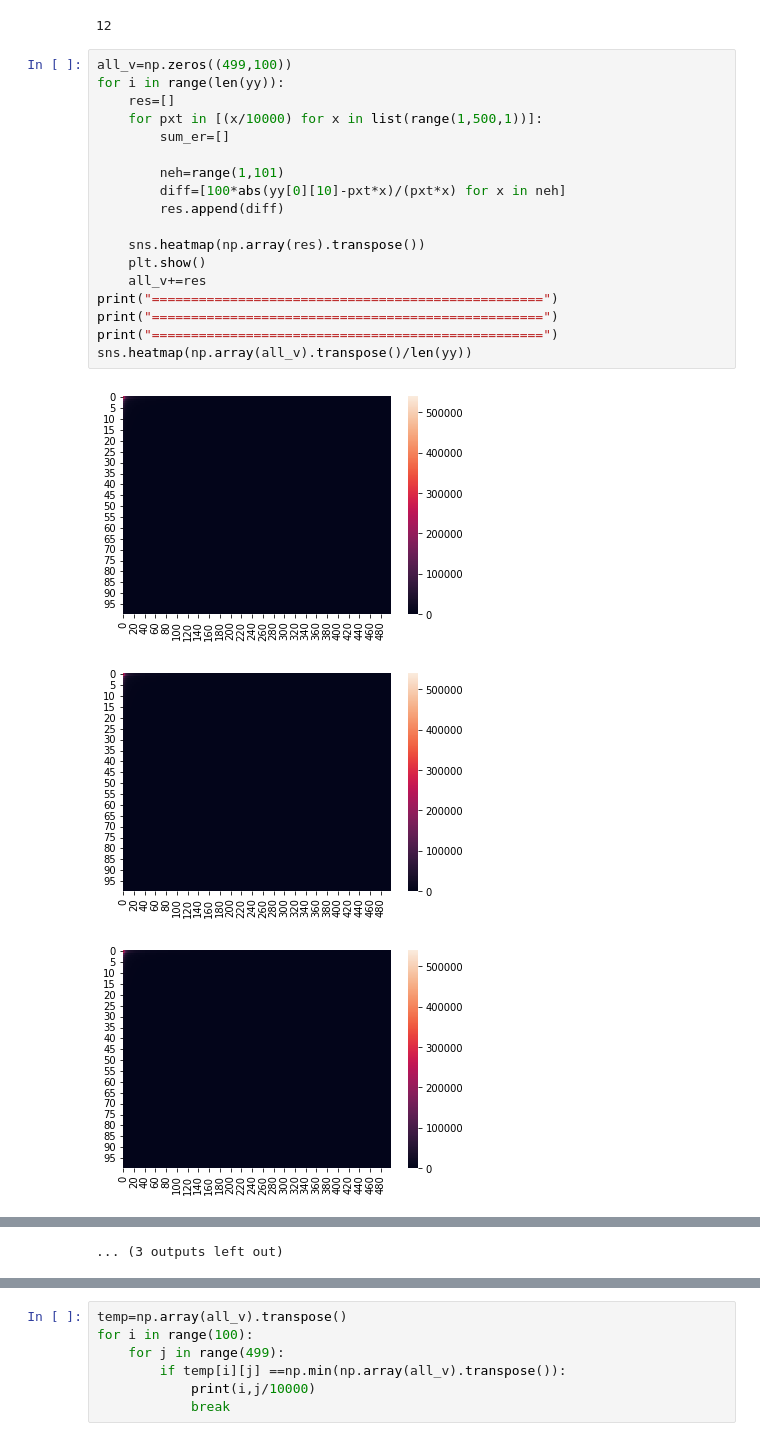
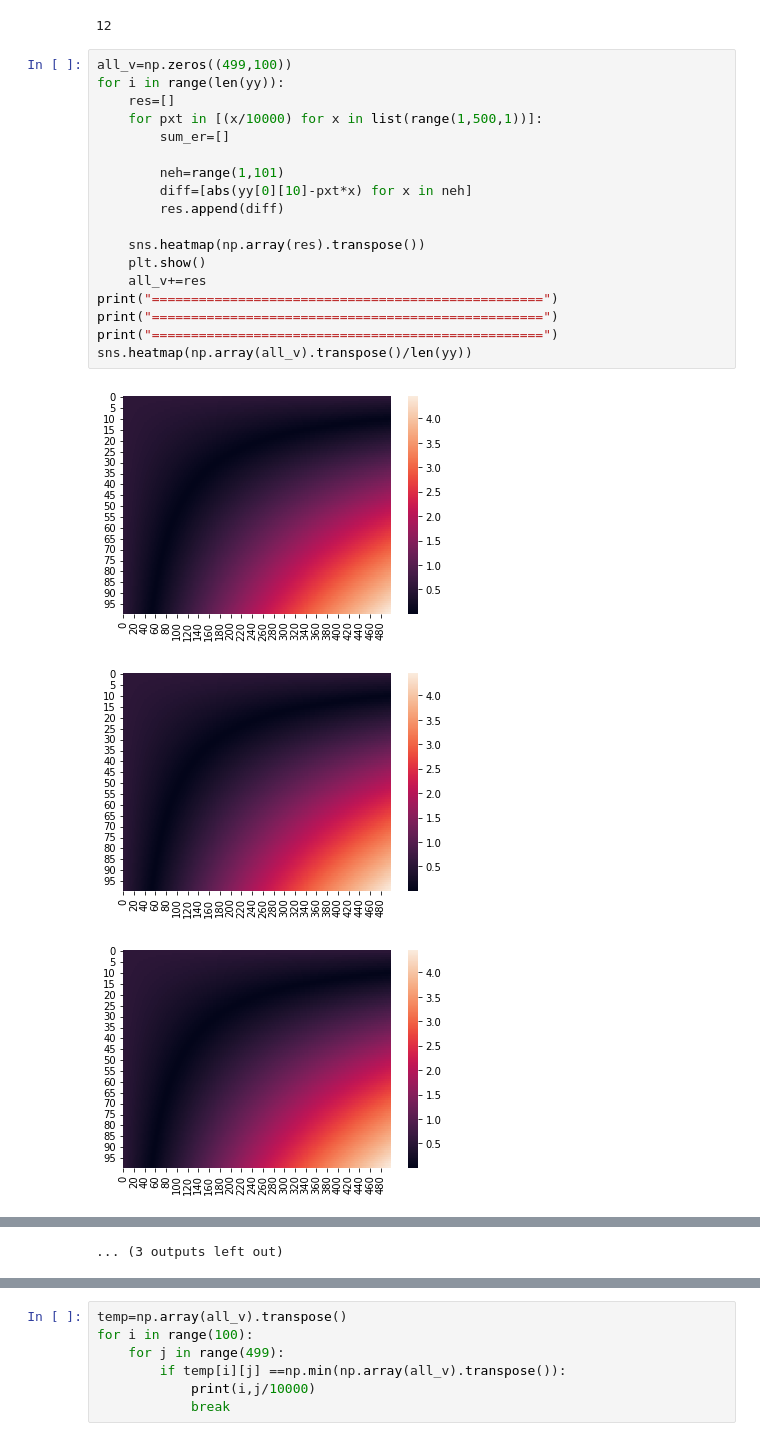
Before and after one commit to henockmamo54/neh_pxt_exp, a Jupyter notebook: cw/testing2-heart.ipynb, the cells around one changed output, grey strips where cells are left out. Drawn from its saved outputs; the diff is of its cells as text.

```diff
--- a/cw/testing2-heart.ipynb
+++ b/cw/testing2-heart.ipynb
@@ -11,22 +11,22 @@ len(yy)
 # %%
 all_v=np.zeros((499,100))
 for i in range(len(yy)):
     res=[]
     for pxt in [(x/10000) for x in list(range(1,500,1))]:
         sum_er=[]
 
         neh=range(1,101)
-        diff=[100*abs(yy[0][10]-pxt*x)/(pxt*x) for x in neh]
+        diff=[abs(yy[0][10]-pxt*x) for x in neh]
         res.append(diff)
 
     sns.heatmap(np.array(res).transpose())
     plt.show()
     all_v+=res
 print("==================================================")
 print("==================================================")
 print("==================================================")
 sns.heatmap(np.array(all_v).transpose()/len(yy))
 # %% [output]
-[figure, old version]
+[figure, new version]
-[figure, old version]
+[figure, new version]
-[figure, old version]
+[figure, new version]
```
Also changed, not shown: parts of 14 cells of this notebook, 1 other file.
